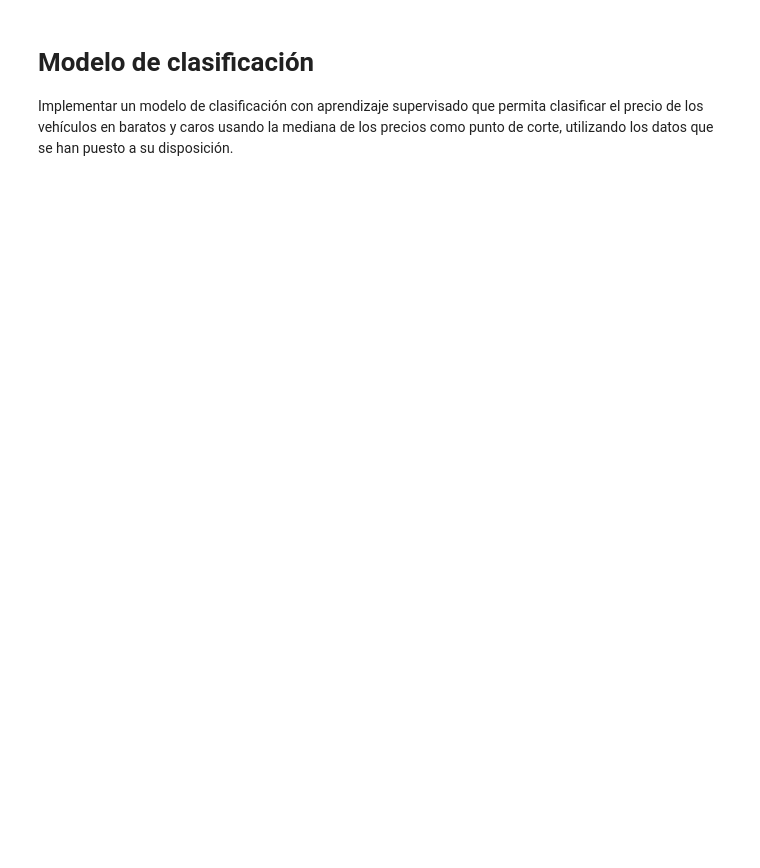
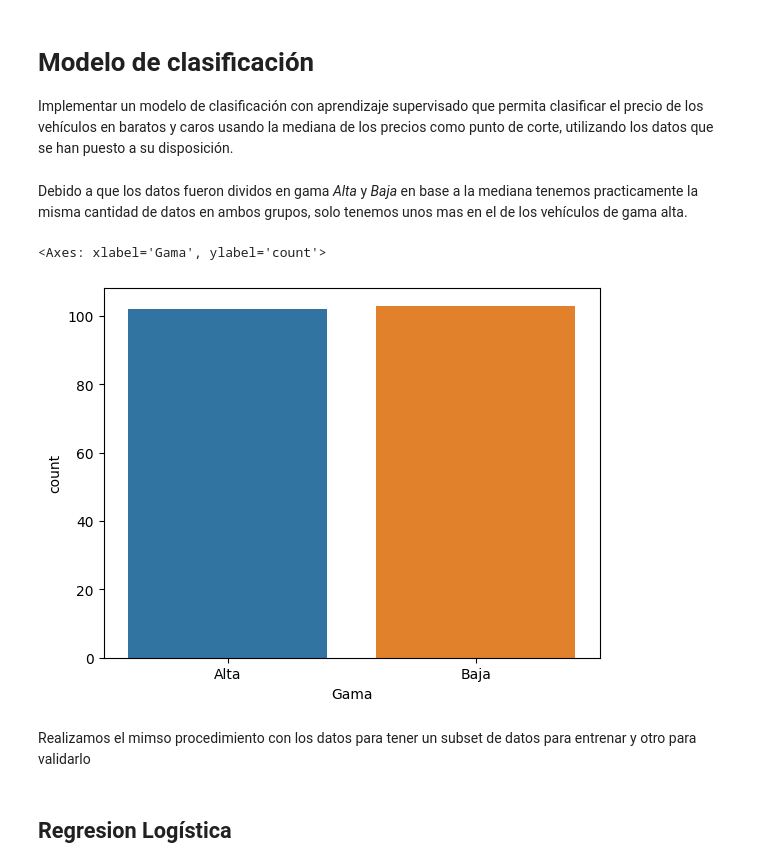
Before and after one commit to Juancito2085/Integrador-M6, a Jupyter notebook: Modelado.ipynb, the cells around one changed output. Cells and saved outputs as stored; diff of their text form; code cells hidden in the pictures; blank space fills up the shorter version.

```diff
--- a/Modelado.ipynb
+++ b/Modelado.ipynb
@@ -30,3 +30,0 @@ sns.histplot(data=prueba, x='Precio',kde=True,cbar=True)
-# %%
-data=prueba.copy()
-del data['Precio.1']
@@ -74,0 +189,13 @@ Implementar un modelo de clasificación con aprendizaje supervisado que permita
+# %%
+total=len(data.columns)
+x=data.iloc[:,total-2:total-1]
+y=data.iloc[:,total-1:]
+# %% [markdown]
+Debido a que los datos fueron dividos en gama *Alta* y *Baja* en base a la mediana tenemos practicamente la misma cantidad de datos en ambos grupos, solo tenemos unos mas en el de los vehículos de gama alta.
+# %%
+sns.countplot(data=y, x='Gama', hue='Gama')
+# %% [output]
+<Axes: xlabel='Gama', ylabel='count'>
+[figure, added]
+# %% [markdown]
+Realizamos el mimso procedimiento con los datos para tener un subset de datos para entrenar y otro para validarlo
@@ -74,0 +204,2 @@ Implementar un modelo de clasificación con aprendizaje supervisado que permita
+# %% [markdown]
+## Regresion Logística
```
Also changed, not shown: parts of 37 cells of this notebook, 2 other files.
